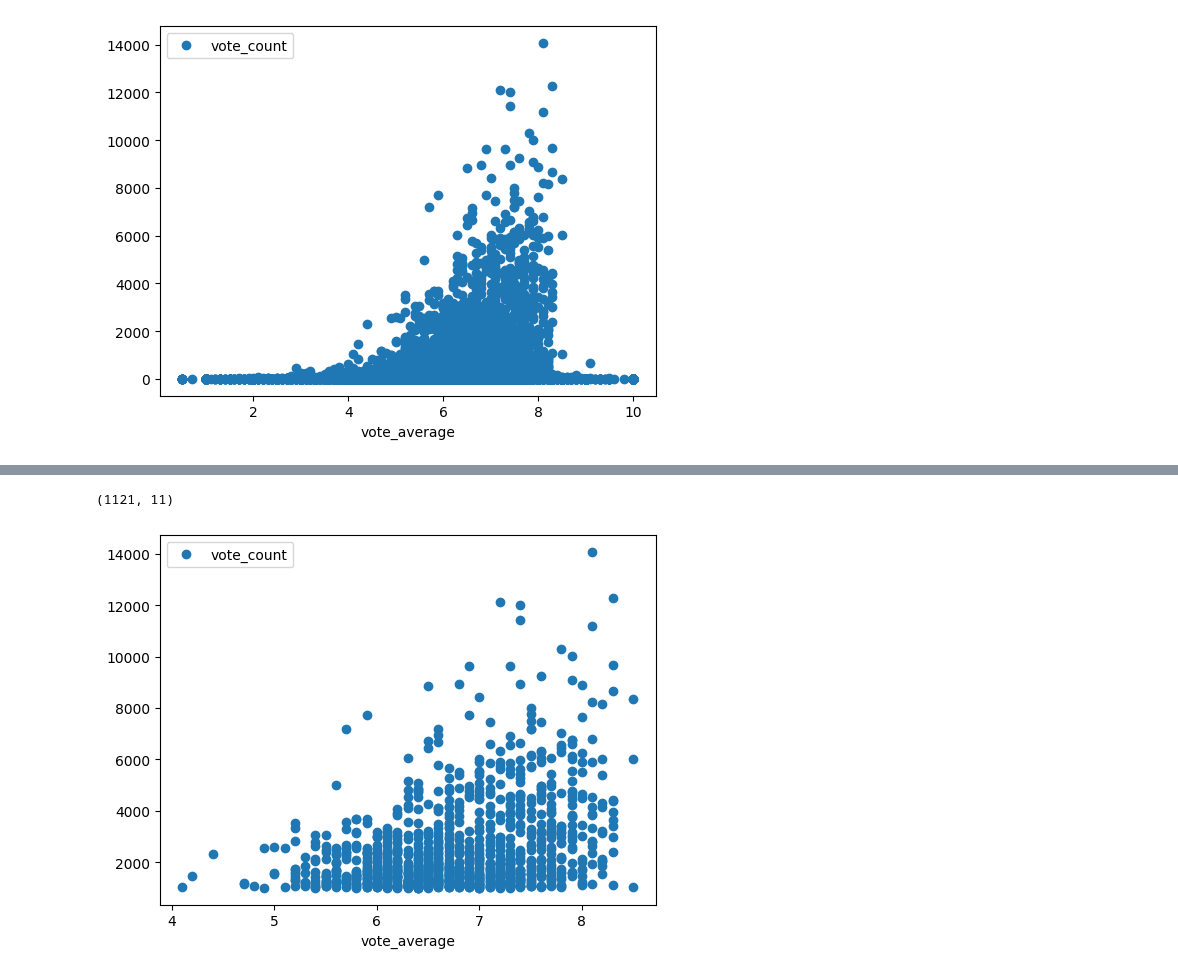
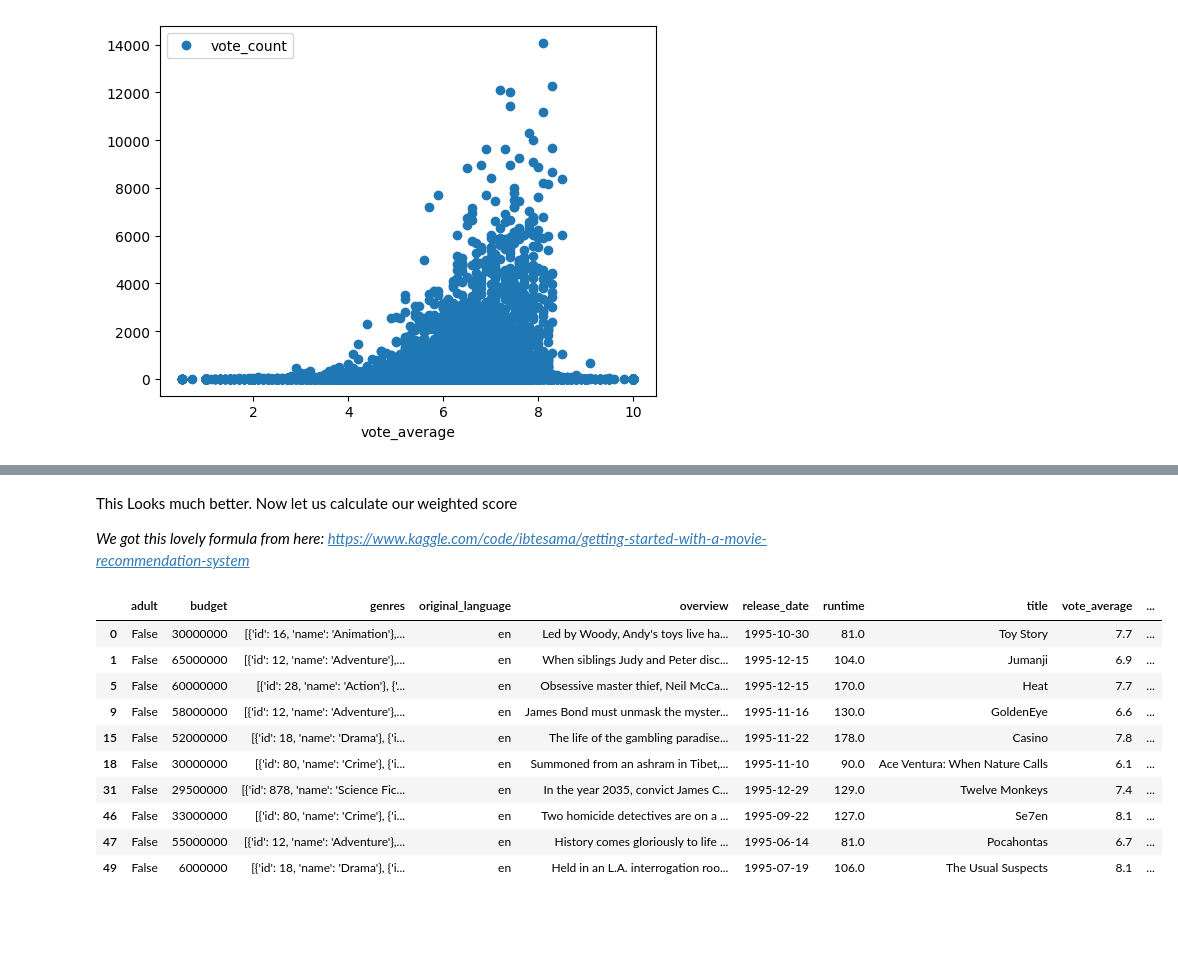
Before and after one commit to Chuckoo/AI_Final, a Jupyter notebook: main.ipynb, the cells around one changed output, grey strips where cells are left out. Saved outputs shown, nothing was run; the diff lists cells and outputs as text; code cells hidden in the pictures; blank space fills up the shorter version.

```diff
--- a/main.ipynb
+++ b/main.ipynb
@@ -43,17 +95,26 @@ movies.shape
-# %%
-movies.plot(x='vote_average', y='vote_count', style='o')
-movies.shape
-# %% [output]
-(1121, 11)
-[figure, removed]
+# %% [markdown]
+This Looks much better. Now let us calculate our weighted score
+
+*We got this lovely formula from here: https://www.kaggle.com/code/ibtesama/getting-started-with-a-movie-recommendation-system*
 # %%
 
-def weighted_rating(x, m=m, C=C):
+def weighted_rating(x, t=t, C=C):
     v = x['vote_count']
     R = x['vote_average']
     # Calculation based on the IMDB formula
-    return (v/(v+m) * R) + (m/(m+v) * C)
+    return (v/(v+t) * R) + (t/(t+v) * C)
 
 movies['score'] = movies.apply(weighted_rating, axis=1)
-movies = movies.sort_values('score', ascending=False)
-top_movies = movies.head(100)
+movies.head(10)
+# %% [output]
+|  | adult | budget | genres | original_language | overview | release_date | runtime | title | vote_average | ... |
+| 0 | False | 30000000 | [{'id': 16, 'name': 'Animation'},... | en | Led by Woody, Andy's toys live ha... | 1995-10-30 | 81.0 | Toy Story | 7.7 | ... |
+| 1 | False | 65000000 | [{'id': 12, 'name': 'Adventure'},... | en | When siblings Judy and Peter disc... | 1995-12-15 | 104.0 | Jumanji | 6.9 | ... |
+| 5 | False | 60000000 | [{'id': 28, 'name': 'Action'}, {'... | en | Obsessive master thief, Neil McCa... | 1995-12-15 | 170.0 | Heat | 7.7 | ... |
+| 9 | False | 58000000 | [{'id': 12, 'name': 'Adventure'},... | en | James Bond must unmask the myster... | 1995-11-16 | 130.0 | GoldenEye | 6.6 | ... |
+| 15 | False | 52000000 | [{'id': 18, 'name': 'Drama'}, {'i... | en | The life of the gambling paradise... | 1995-11-22 | 178.0 | Casino | 7.8 | ... |
+| 18 | False | 30000000 | [{'id': 80, 'name': 'Crime'}, {'i... | en | Summoned from an ashram in Tibet,... | 1995-11-10 | 90.0 | Ace Ventura: When Nature Calls | 6.1 | ... |
+| 31 | False | 29500000 | [{'id': 878, 'name': 'Science Fic... | en | In the year 2035, convict James C... | 1995-12-29 | 129.0 | Twelve Monkeys | 7.4 | ... |
+| 46 | False | 33000000 | [{'id': 80, 'name': 'Crime'}, {'i... | en | Two homicide detectives are on a ... | 1995-09-22 | 127.0 | Se7en | 8.1 | ... |
+| 47 | False | 55000000 | [{'id': 12, 'name': 'Adventure'},... | en | History comes gloriously to life ... | 1995-06-14 | 81.0 | Pocahontas | 6.7 | ... |
+| 49 | False | 6000000 | [{'id': 18, 'name': 'Drama'}, {'i... | en | Held in an L.A. interrogation roo... | 1995-07-19 | 106.0 | The Usual Suspects | 8.1 | ... |
```
Also changed, not shown: parts of 30 cells of this notebook.
